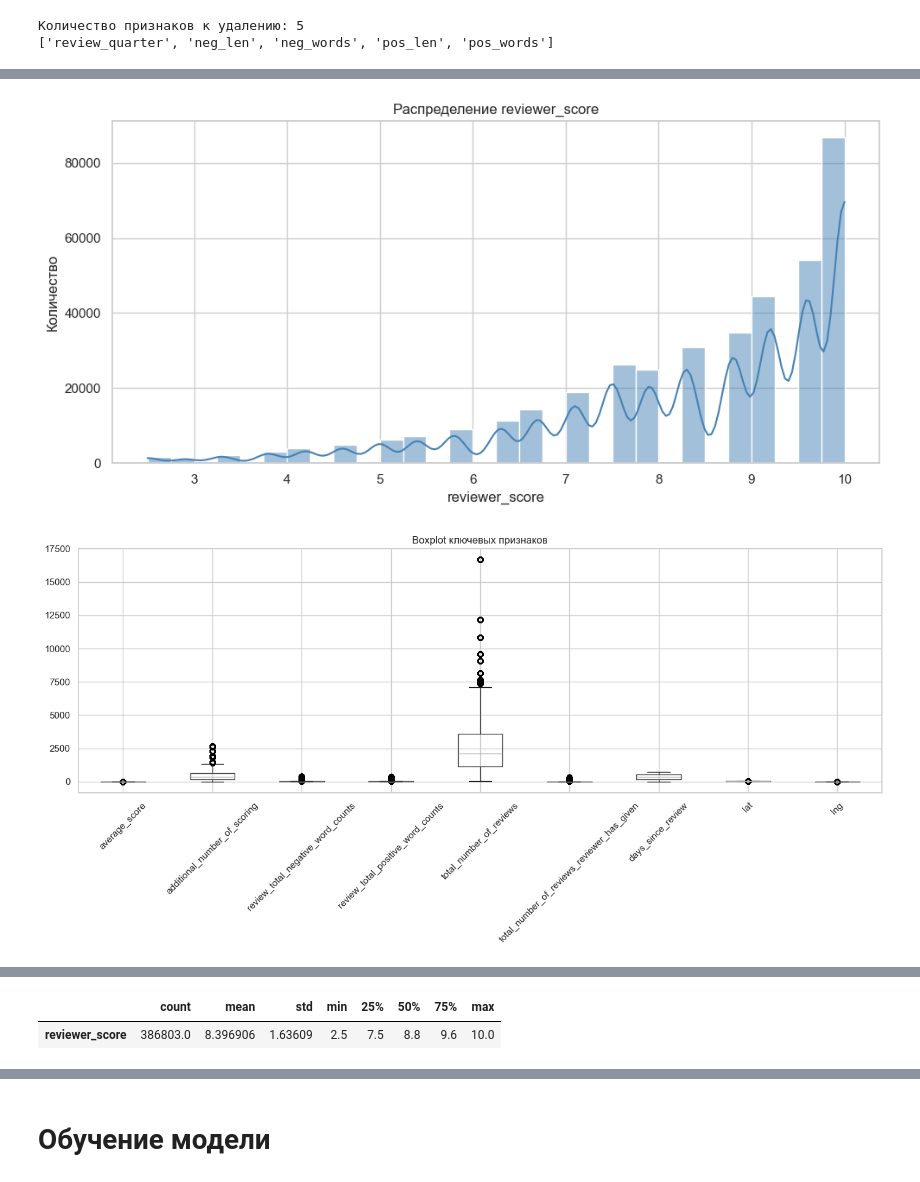
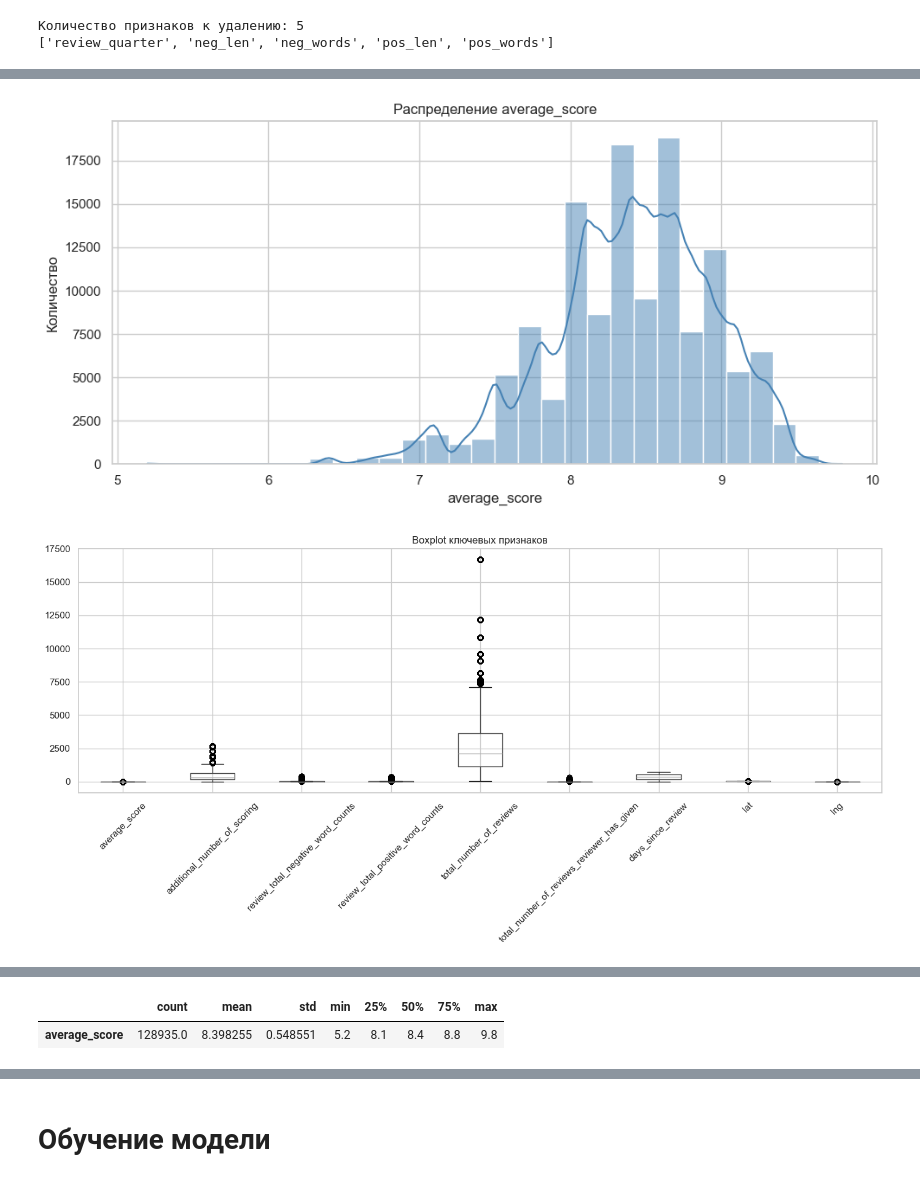
Before and after one commit to Aleksandr219-0/sf_data_science, a Jupyter notebook: PROJECT-3. EDA + Feature Engineering/pr.ipynb, the cells around one changed output, grey strips where cells are left out. Saved outputs shown, nothing was run; the diff lists cells and outputs as text; code cells hidden in the pictures.

```diff
--- a/PROJECT-3. EDA + Feature Engineering/pr.ipynb
+++ b/PROJECT-3. EDA + Feature Engineering/pr.ipynb
@@ -4,7 +4,7 @@ import numpy as np
 import re
 import ast
 
-hotels = pd.read_csv(r"C:\Users\aleks\Downloads\hotels.csv")
+hotels = pd.read_csv(r"C:\Users\aleks\Downloads\hotels_test.csv\hotels_test.csv")
 hotels.head()
 # %% [output]
 |  | hotel_address | additional_number_of_scoring | review_date | average_score | hotel_name | reviewer_nationality | ... |
@@ -224,7 +224,7 @@ ANOVA:
 
 Категориальных признаков нет.
 # %%
-corr = df_ml.drop(columns=['reviewer_score']).corr(numeric_only=True).abs()
+corr = df_ml.drop(columns=['average_score']).corr(numeric_only=True).abs()
 
 upper = corr.where(np.triu(np.ones(corr.shape), k=1).astype(bool))
 
@@ -254,42 +254,42 @@ import matplotlib.pyplot as plt
 import seaborn as sns
 
 sns.set(style='whitegrid')
-# Распределение reviewer_score
+# Распределение average_score
 plt.figure(figsize=(10, 5))
-sns.histplot(df_ml_final['reviewer_score'], bins=30, kde=True, color='steelblue')
-plt.title('Распределение reviewer_score')
-plt.xlabel('reviewer_score')
+sns.histplot(df_ml_final['average_score'], bins=30, kde=True, color='steelblue')
+plt.title('Распределение average_score')
+plt.xlabel('average_score')
 plt.ylabel('Количество')
 plt.tight_layout()
 plt.show()
 
 # Boxplot по ключевым признакам
 key_cols = [
     'average_score',
     'additional_number_of_scoring',
     'review_total_negative_word_counts',
     'review_total_positive_word_counts',
     'total_number_of_reviews',
     'total_number_of_reviews_reviewer_has_given',
     'days_since_review',
     'lat',
     'lng'
 ]
 
 existing_cols = [col for col in key_cols if col in df_ml_final.columns]
 
 plt.figure(figsize=(14, 7))
 df_ml_final[existing_cols].boxplot(rot=45)
 plt.title('Boxplot ключевых признаков')
 plt.tight_layout()
 plt.show()
 # Heatmap корреляций
 plt.figure(figsize=(14, 10))
 corr = df_ml_final.corr(numeric_only=True)
 sns.heatmap(corr, cmap='coolwarm', center=0, linewidths=0.5)
 plt.title('Матрица корреляций')
 plt.tight_layout()
 plt.show()
 # %% [output]
-[figure, old version]
+[figure, new version]
 [figure]
@@ -297,9 +297,9 @@ plt.show()
 # %%
-table_score = df_ml_final['reviewer_score'].describe().to_frame().T
+table_score = df_ml_final['average_score'].describe().to_frame().T
 table_score
 # %% [output]
 |  | count | mean | std | min | 25% | 50% | 75% | max |
-| reviewer_score | 386803.0 | 8.396906 | 1.63609 | 2.5 | 7.5 | 8.8 | 9.6 | 10.0 |
+| average_score | 128935.0 | 8.398255 | 0.548551 | 5.2 | 8.1 | 8.4 | 8.8 | 9.8 |
 # %%
 key_cols = [
     'average_score',
```
Also changed, not shown: parts of 12 cells of this notebook.
